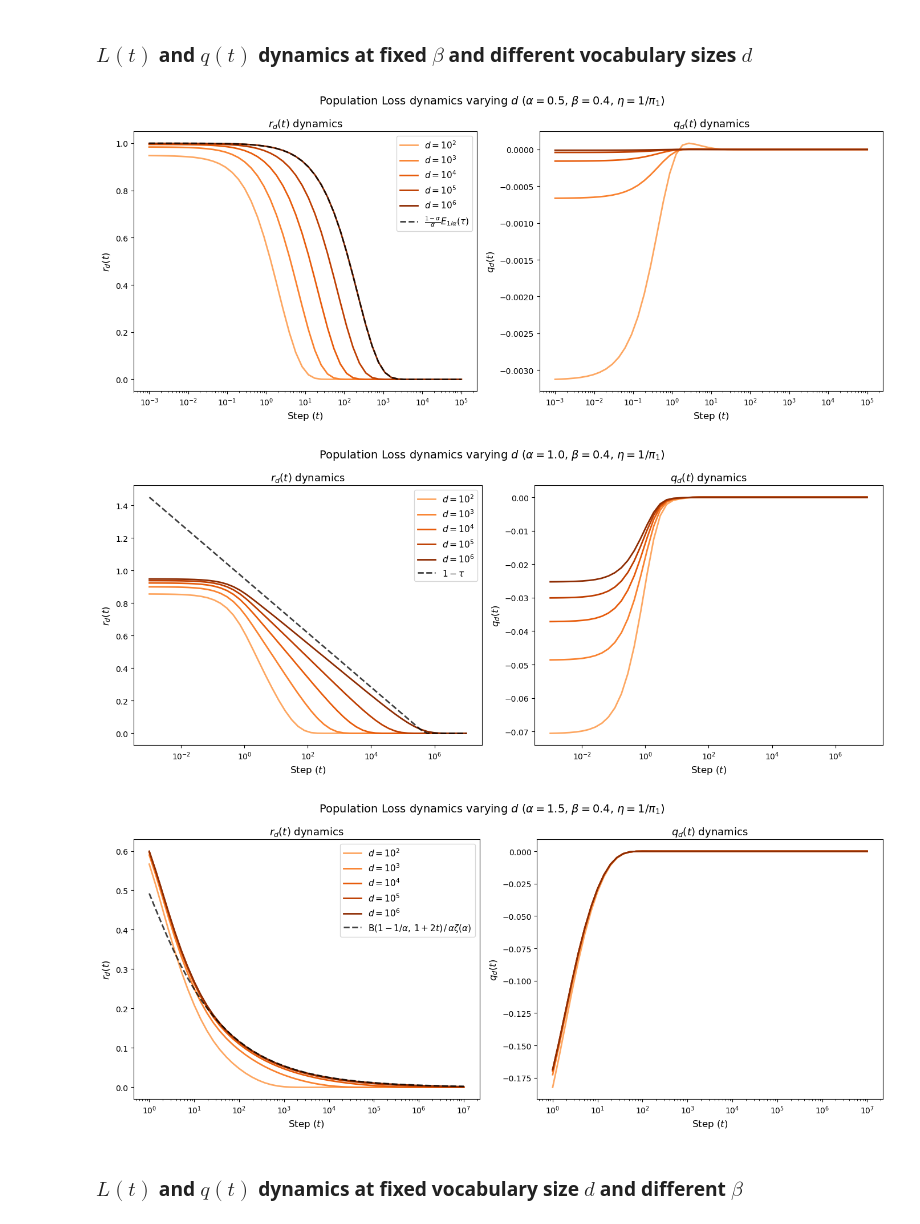
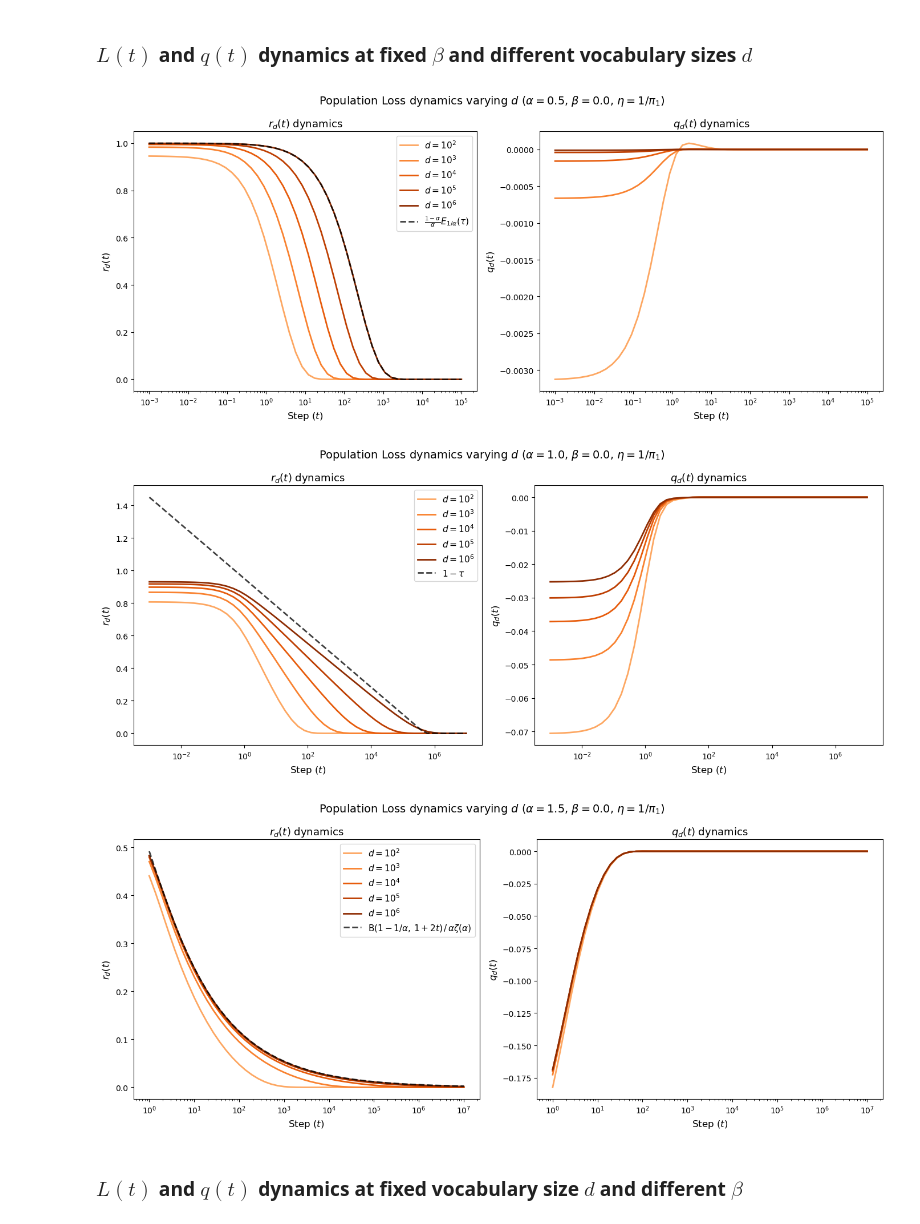
Before and after one commit to lucadriuu/Linear-Bigram-LM, a Jupyter notebook: population/POPmain.ipynb, the cells around one changed output. Cells and saved outputs as stored; diff of their text form; code cells hidden in the pictures.

```diff
--- a/population/POPmain.ipynb
+++ b/population/POPmain.ipynb
@@ -4,22 +4,19 @@
 ### $L(t)$ and $q(t)$ dynamics at fixed $\beta$ and different vocabulary sizes $d$
 # %%
 from POPevo import evoloss_beta_fixed
+from POPplots import plot_beta_fixed
 
 alphas = [0.5, 1.0, 1.5]
 ds = [int(1e2), int(1e3), int(1e4), int(1e5), int(1e6)]
 method = 'greedy'
 
 #----Evo and data creation----
-filepath = evoloss_beta_fixed(alphas, ds, beta=0.4, n_passes = 10, t_start=1e-3, t_stop=1e5, nice_plots=True, method=method)
+filepath = evoloss_beta_fixed(alphas, ds, beta=0.0, n_passes = 10, t_start=1e-3, t_stop=1e5, nice_plots=True, method=method)
+plot_beta_fixed(filepath)
+# %% [output]
+[figure, added]
+[figure, added]
+[figure, added]
-# %%
-from POPplots import plot_beta_fixed
-filepath='/home/lucadriu/Desktop/uni/Tesi/Final/experiments/all/population/data/evo_fixed_beta_greedy.pkl'
-#----Plot--------
-plot_beta_fixed(filepath)
-# %% [output]
-[figure, removed]
-[figure, removed]
-[figure, removed]
 # %% [markdown]
 ### $L(t)$ and $q(t)$ dynamics at fixed vocabulary size $d$ and different $\beta$
 # %%
```
Also changed, not shown: parts of 7 cells of this notebook, 2 other files.
